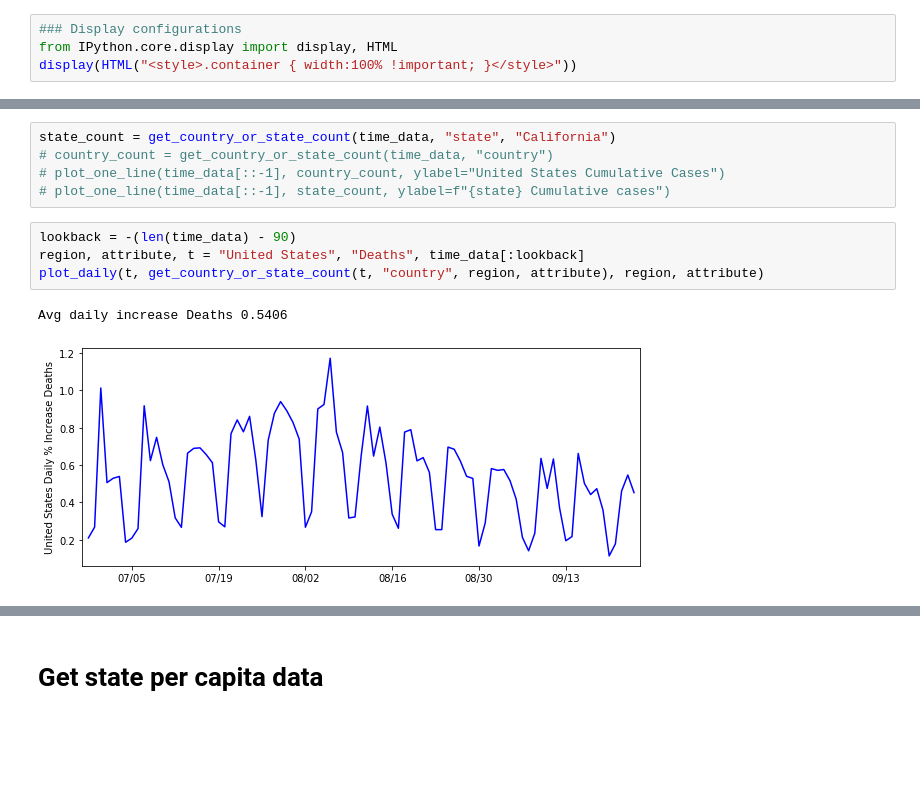
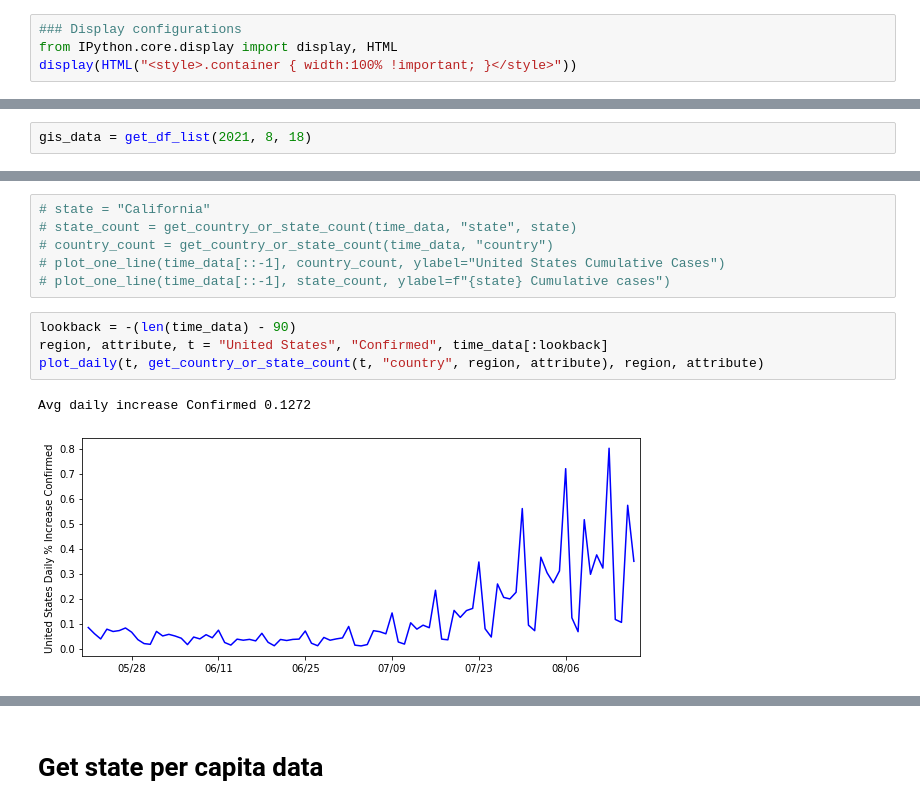
Before and after one commit to rkw0k/covid19-race, a Jupyter notebook: time-series.ipynb, the cells around one changed output, grey strips where cells are left out. Saved outputs shown, nothing was run; the diff lists cells and outputs as text; blank space fills up the shorter version.

```diff
--- a/time-series.ipynb
+++ b/time-series.ipynb
@@ -262,3 +271,5 @@ gis_data = get_df_list(9, 25)
+# %%
+gis_data = get_df_list(2021, 8, 18)
 # %%
 time_data = [date for date, _ in gis_data[0:-1:]]
 print(time_data[0])
@@ -324,13 +340,14 @@ September 24: San Francisco 53 San Mateo 54 Santa Clara 123 Alameda 112
 # %%
-state_count = get_country_or_state_count(time_data, "state", "California")
+# state = "California"
+# state_count = get_country_or_state_count(time_data, "state", state)
 # country_count = get_country_or_state_count(time_data, "country")
 # plot_one_line(time_data[::-1], country_count, ylabel="United States Cumulative Cases")
 # plot_one_line(time_data[::-1], state_count, ylabel=f"{state} Cumulative cases")
 # %%
 lookback = -(len(time_data) - 90)
-region, attribute, t = "United States", "Deaths", time_data[:lookback]
+region, attribute, t = "United States", "Confirmed", time_data[:lookback]
 plot_daily(t, get_country_or_state_count(t, "country", region, attribute), region, attribute)
 # %% [output]
-Avg daily increase Deaths 0.5406
+Avg daily increase Confirmed 0.1272
-[figure, old version]
+[figure, new version]
 # %%
```
Also changed, not shown: parts of 18 cells of this notebook.
